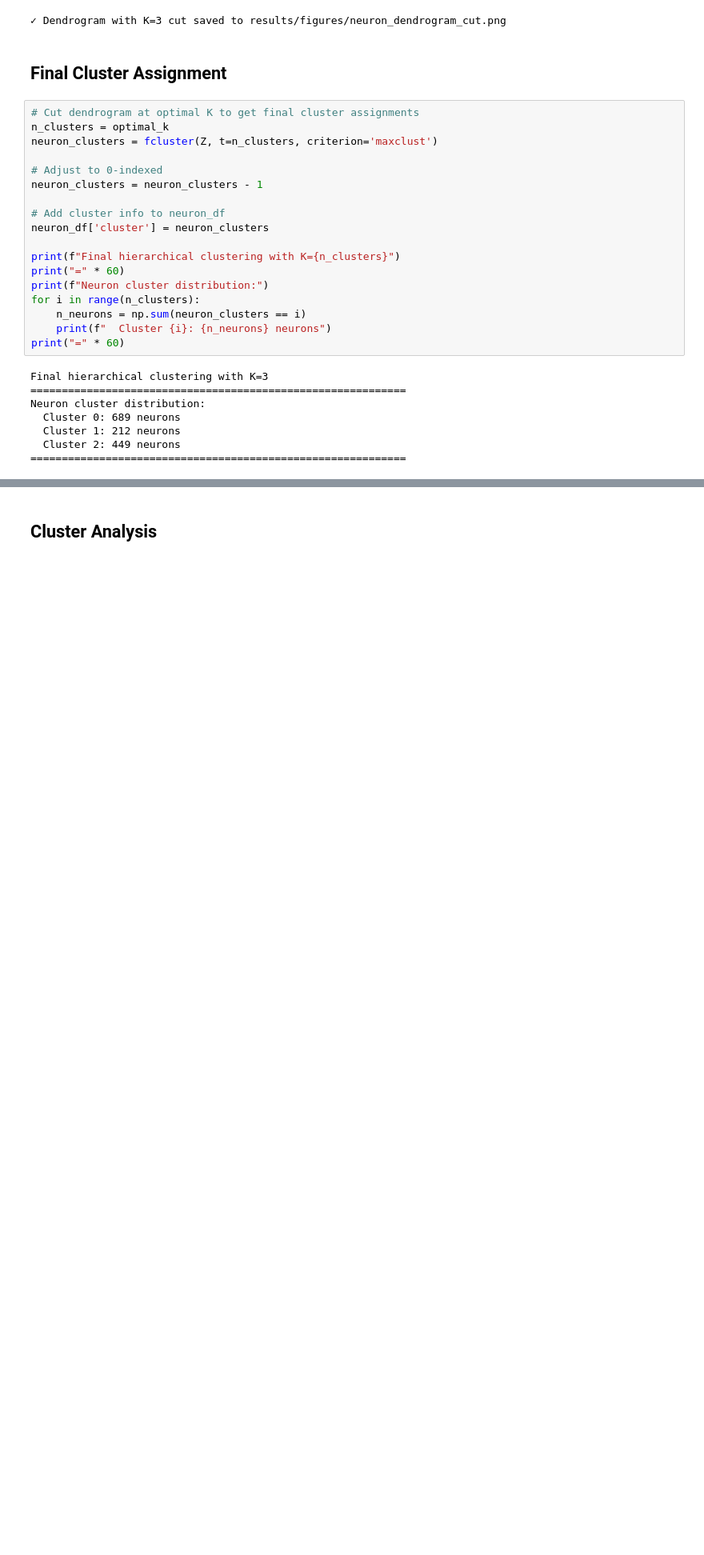
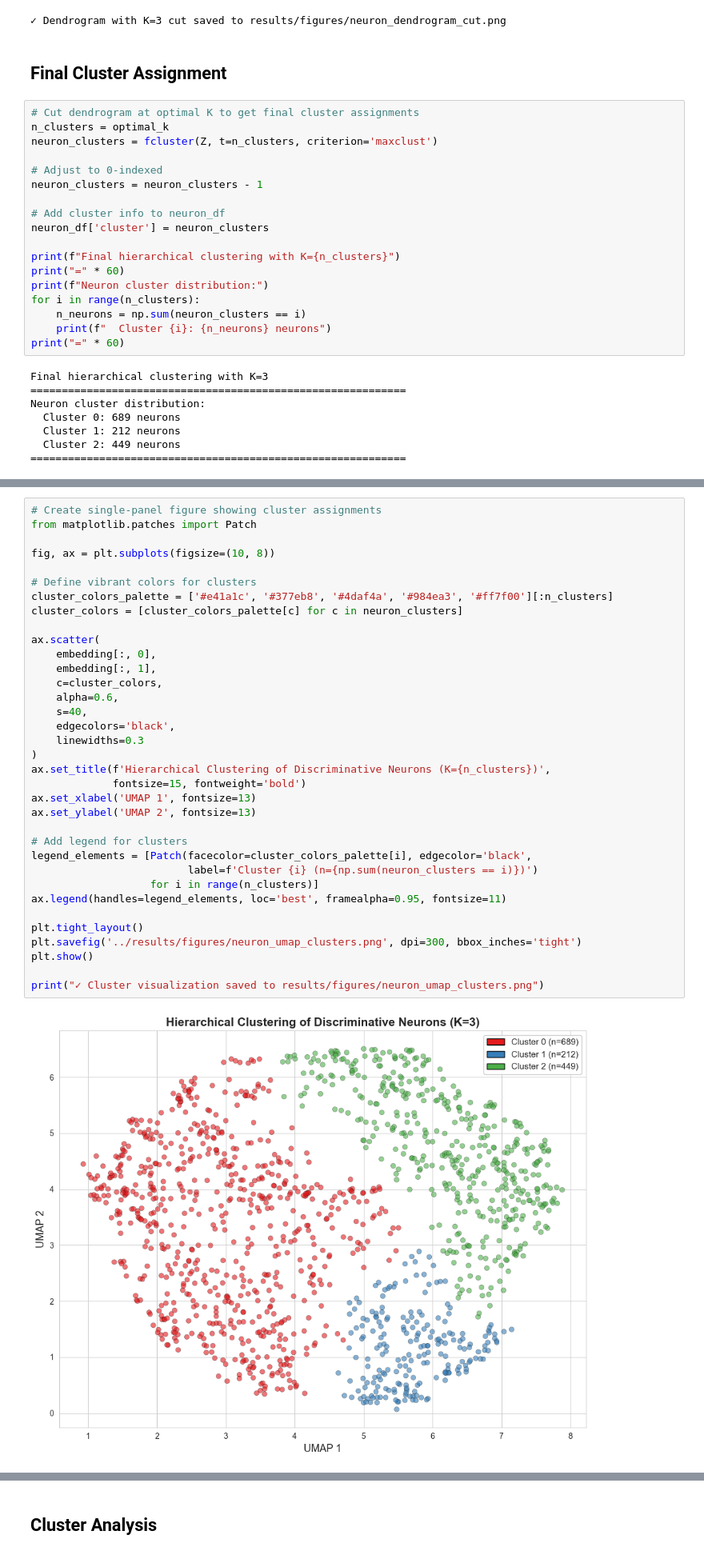
Before and after one commit to Gradient-PG/Human-vs-AI-text-Text-Classification-Analysis-, a Jupyter notebook: notebooks/neuron_clustering.ipynb, the cells around one changed output, grey strips where cells are left out. Shown at 80% size. Saved outputs shown, nothing was run; the diff lists cells and outputs as text; blank space fills up the shorter version.

```diff
--- a/notebooks/neuron_clustering.ipynb
+++ b/notebooks/neuron_clustering.ipynb
@@ -353,0 +331,37 @@ print("✓ Visualization saved to results/figures/neuron_umap_clustering.png")
+# %%
+# Create single-panel figure showing cluster assignments
+from matplotlib.patches import Patch
+
+fig, ax = plt.subplots(figsize=(10, 8))
+
+# Define vibrant colors for clusters
+cluster_colors_palette = ['#e41a1c', '#377eb8', '#4daf4a', '#984ea3', '#ff7f00'][:n_clusters]
+cluster_colors = [cluster_colors_palette[c] for c in neuron_clusters]
+
+ax.scatter(
+    embedding[:, 0],
+    embedding[:, 1],
+    c=cluster_colors,
+    alpha=0.6,
+    s=40,
+    edgecolors='black',
+    linewidths=0.3
+)
+ax.set_title(f'Hierarchical Clustering of Discriminative Neurons (K={n_clusters})',
+             fontsize=15, fontweight='bold')
+ax.set_xlabel('UMAP 1', fontsize=13)
+ax.set_ylabel('UMAP 2', fontsize=13)
+
+# Add legend for clusters
+legend_elements = [Patch(facecolor=cluster_colors_palette[i], edgecolor='black',
+                         label=f'Cluster {i} (n={np.sum(neuron_clusters == i)})')
+                   for i in range(n_clusters)]
+ax.legend(handles=legend_elements, loc='best', framealpha=0.95, fontsize=11)
+
+plt.tight_layout()
+plt.savefig('../results/figures/neuron_umap_clusters.png', dpi=300, bbox_inches='tight')
+plt.show()
+
+print("✓ Cluster visualization saved to results/figures/neuron_umap_clusters.png")
+# %% [output]
+[figure, added]
```
Also changed, not shown: parts of 6 cells of this notebook.
